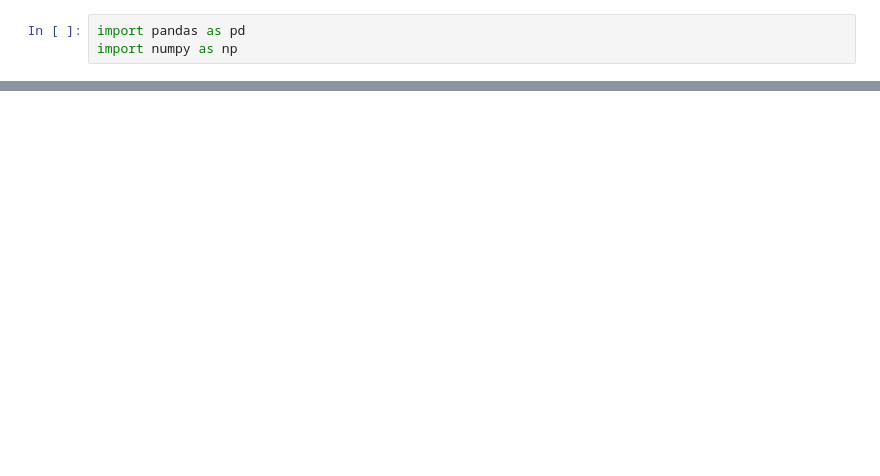
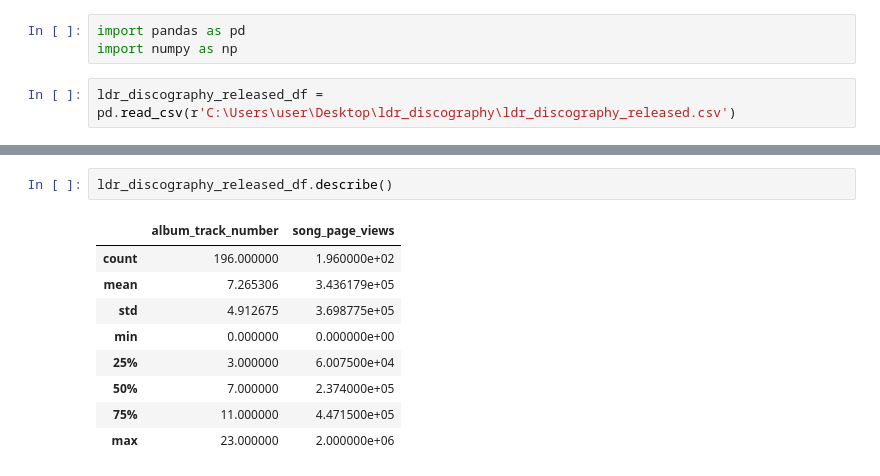
Before and after one commit to umarfarooqcode/ldr_discography_released, a Jupyter notebook: ldr_discography_released.ipynb, the cells around one changed output, grey strips where cells are left out. Cells and saved outputs as stored; diff of their text form; blank space fills up the shorter version.

```diff
--- a/ldr_discography_released.ipynb
+++ b/ldr_discography_released.ipynb
@@ -1,3 +1,5 @@
 # %%
 import pandas as pd
 import numpy as np
+# %%
+ldr_discography_released_df = pd.read_csv(r'C:\Users\user\Desktop\ldr_discography\ldr_discography_released.csv')
@@ -3,0 +26,12 @@ import numpy as np
+# %%
+ldr_discography_released_df.describe()
+# %% [output]
+|  | album_track_number | song_page_views |
+| count | 196.000000 | 1.960000e+02 |
+| mean | 7.265306 | 3.436179e+05 |
+| std | 4.912675 | 3.698775e+05 |
+| min | 0.000000 | 0.000000e+00 |
+| 25% | 3.000000 | 6.007500e+04 |
+| 50% | 7.000000 | 2.374000e+05 |
+| 75% | 11.000000 | 4.471500e+05 |
+| max | 23.000000 | 2.000000e+06 |
```
Also changed, not shown: parts of 5 cells of this notebook.
